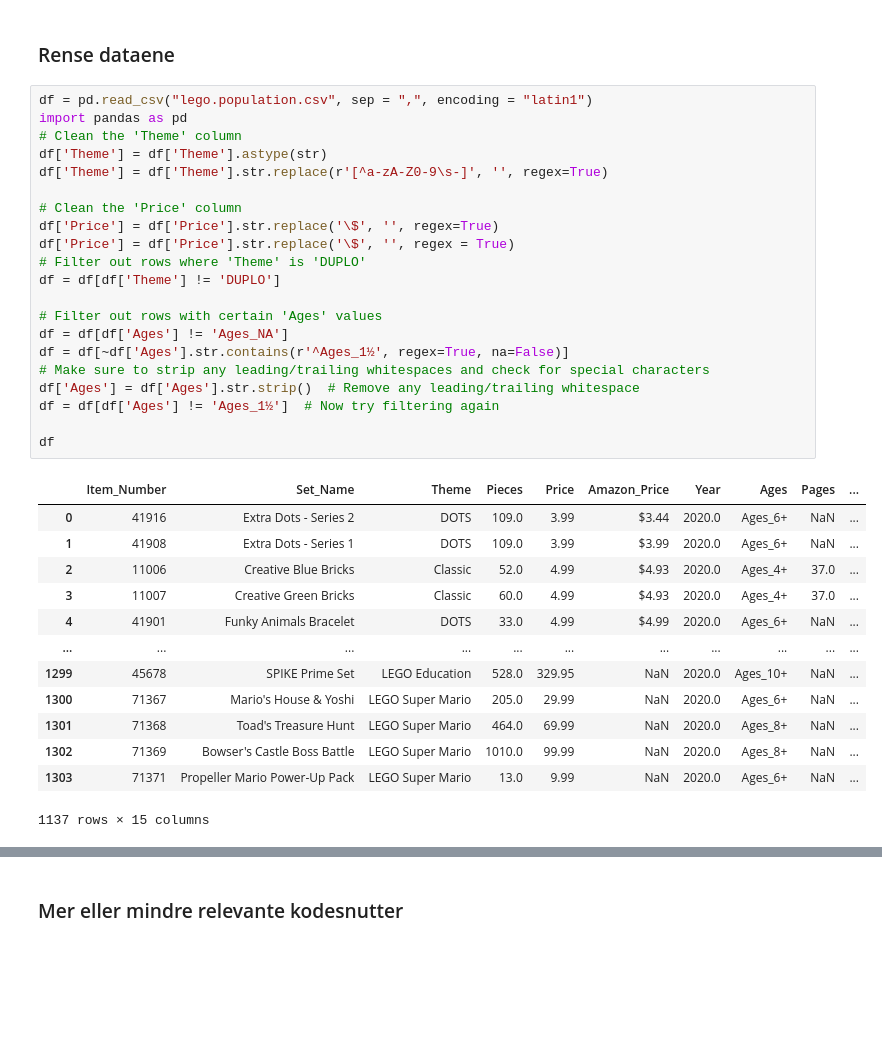
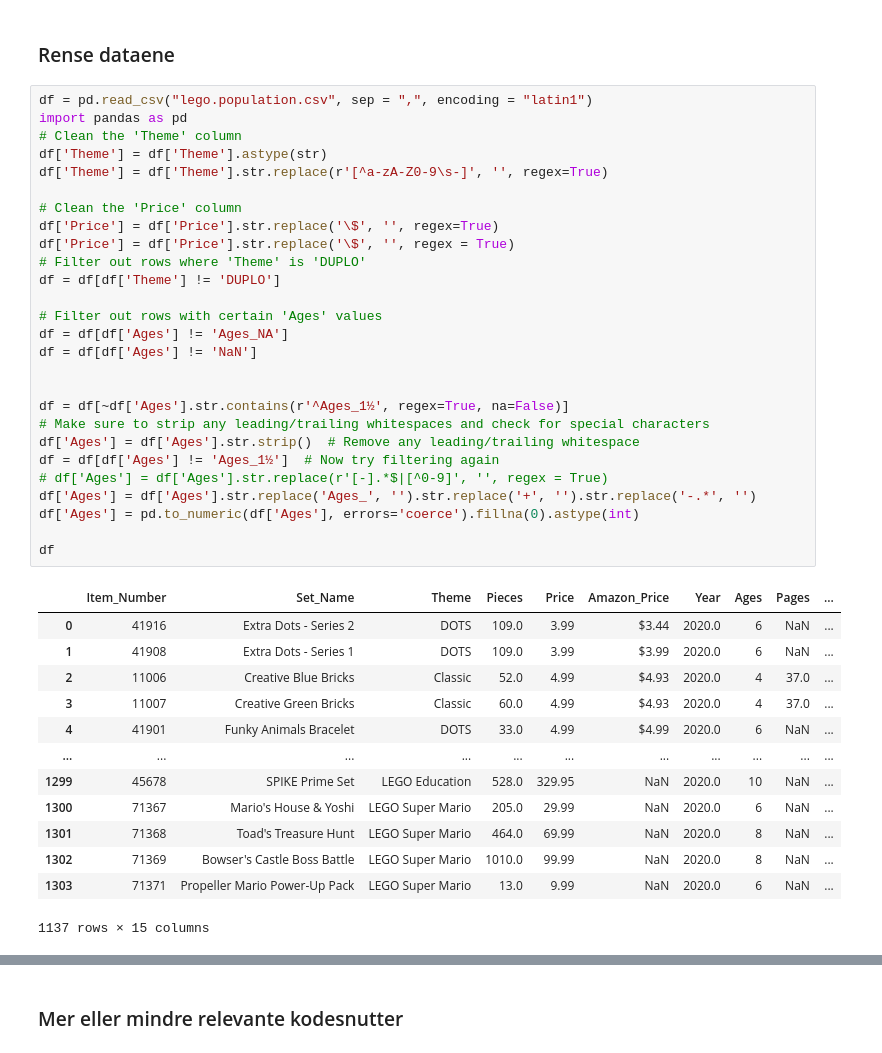
Before and after one commit to HMB-Solutions/ISTT1003-ProjectAssignment-02, a Jupyter notebook: oppg1.ipynb, the cells around one changed output, grey strips where cells are left out. Saved outputs shown, nothing was run; the diff lists cells and outputs as text; blank space fills up the shorter version.

```diff
--- a/oppg1.ipynb
+++ b/oppg1.ipynb
@@ -16,37 +16,43 @@ Merk: ChatGPT har blitt brukt for å få hjelp til å skrive deler av denne kode
 # %%
 df = pd.read_csv("lego.population.csv", sep = ",", encoding = "latin1")
 import pandas as pd
 # Clean the 'Theme' column
 df['Theme'] = df['Theme'].astype(str)
 df['Theme'] = df['Theme'].str.replace(r'[^a-zA-Z0-9\s-]', '', regex=True)
 
 # Clean the 'Price' column
 df['Price'] = df['Price'].str.replace('\$', '', regex=True)
 df['Price'] = df['Price'].str.replace('\$', '', regex = True)
 # Filter out rows where 'Theme' is 'DUPLO'
 df = df[df['Theme'] != 'DUPLO']
 
 # Filter out rows with certain 'Ages' values
 df = df[df['Ages'] != 'Ages_NA']
+df = df[df['Ages'] != 'NaN']
+
+
 df = df[~df['Ages'].str.contains(r'^Ages_1½', regex=True, na=False)]
 # Make sure to strip any leading/trailing whitespaces and check for special characters
 df['Ages'] = df['Ages'].str.strip()  # Remove any leading/trailing whitespace
 df = df[df['Ages'] != 'Ages_1½']  # Now try filtering again
+# df['Ages'] = df['Ages'].str.replace(r'[-].*$|[^0-9]', '', regex = True)
+df['Ages'] = df['Ages'].str.replace('Ages_', '').str.replace('+', '').str.replace('-.*', '')
+df['Ages'] = pd.to_numeric(df['Ages'], errors='coerce').fillna(0).astype(int)
 
 df
 # %% [output]
 |  | Item_Number | Set_Name | Theme | Pieces | Price | Amazon_Price | Year | Ages | Pages | ... |
-| 0 | 41916 | Extra Dots - Series 2 | DOTS | 109.0 | 3.99 | $3.44 | 2020.0 | Ages_6+ | NaN | ... |
-| 1 | 41908 | Extra Dots - Series 1 | DOTS | 109.0 | 3.99 | $3.99 | 2020.0 | Ages_6+ | NaN | ... |
-| 2 | 11006 | Creative Blue Bricks | Classic | 52.0 | 4.99 | $4.93 | 2020.0 | Ages_4+ | 37.0 | ... |
-| 3 | 11007 | Creative Green Bricks | Classic | 60.0 | 4.99 | $4.93 | 2020.0 | Ages_4+ | 37.0 | ... |
-| 4 | 41901 | Funky Animals Bracelet | DOTS | 33.0 | 4.99 | $4.99 | 2020.0 | Ages_6+ | NaN | ... |
+| 0 | 41916 | Extra Dots - Series 2 | DOTS | 109.0 | 3.99 | $3.44 | 2020.0 | 6 | NaN | ... |
+| 1 | 41908 | Extra Dots - Series 1 | DOTS | 109.0 | 3.99 | $3.99 | 2020.0 | 6 | NaN | ... |
+| 2 | 11006 | Creative Blue Bricks | Classic | 52.0 | 4.99 | $4.93 | 2020.0 | 4 | 37.0 | ... |
+| 3 | 11007 | Creative Green Bricks | Classic | 60.0 | 4.99 | $4.93 | 2020.0 | 4 | 37.0 | ... |
+| 4 | 41901 | Funky Animals Bracelet | DOTS | 33.0 | 4.99 | $4.99 | 2020.0 | 6 | NaN | ... |
 | ... | ... | ... | ... | ... | ... | ... | ... | ... | ... | ... |
-| 1299 | 45678 | SPIKE Prime Set | LEGO Education | 528.0 | 329.95 | NaN | 2020.0 | Ages_10+ | NaN | ... |
-| 1300 | 71367 | Mario's House & Yoshi | LEGO Super Mario | 205.0 | 29.99 | NaN | 2020.0 | Ages_6+ | NaN | ... |
-| 1301 | 71368 | Toad's Treasure Hunt | LEGO Super Mario | 464.0 | 69.99 | NaN | 2020.0 | Ages_8+ | NaN | ... |
-| 1302 | 71369 | Bowser's Castle Boss Battle | LEGO Super Mario | 1010.0 | 99.99 | NaN | 2020.0 | Ages_8+ | NaN | ... |
-| 1303 | 71371 | Propeller Mario Power-Up Pack | LEGO Super Mario | 13.0 | 9.99 | NaN | 2020.0 | Ages_6+ | NaN | ... |
+| 1299 | 45678 | SPIKE Prime Set | LEGO Education | 528.0 | 329.95 | NaN | 2020.0 | 10 | NaN | ... |
+| 1300 | 71367 | Mario's House & Yoshi | LEGO Super Mario | 205.0 | 29.99 | NaN | 2020.0 | 6 | NaN | ... |
+| 1301 | 71368 | Toad's Treasure Hunt | LEGO Super Mario | 464.0 | 69.99 | NaN | 2020.0 | 8 | NaN | ... |
+| 1302 | 71369 | Bowser's Castle Boss Battle | LEGO Super Mario | 1010.0 | 99.99 | NaN | 2020.0 | 8 | NaN | ... |
+| 1303 | 71371 | Propeller Mario Power-Up Pack | LEGO Super Mario | 13.0 | 9.99 | NaN | 2020.0 | 6 | NaN | ... |
 1137 rows × 15 columns
 # %%
 
```
Also changed, not shown: parts of 1 cell of this notebook.
